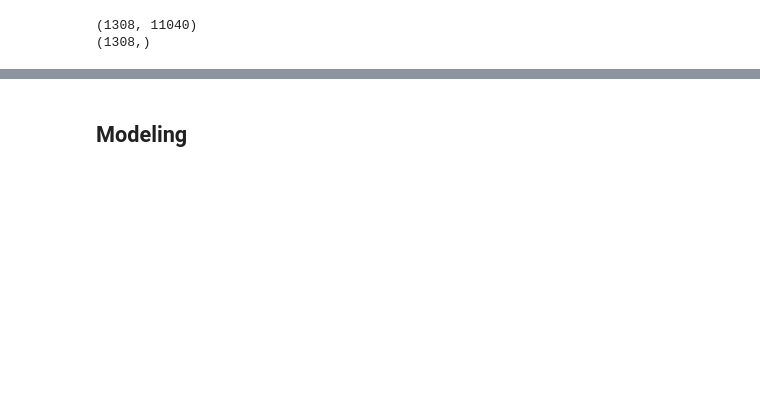
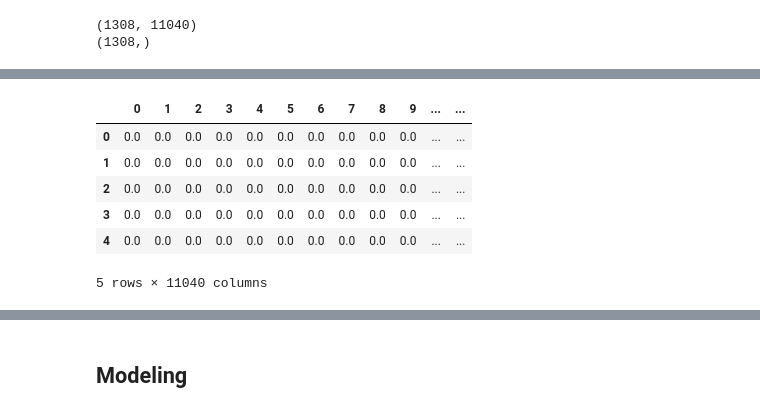
Before and after one commit to phoals/RuMedDaNet, a Jupyter notebook: eda_test.ipynb, the cells around one changed output, grey strips where cells are left out. Saved outputs shown, nothing was run; the diff lists cells and outputs as text; code cells hidden in the pictures; blank space fills up the shorter version.

```diff
--- a/eda_test.ipynb
+++ b/eda_test.ipynb
@@ -369,0 +456,10 @@ print(Y.shape)
+# %%
+test_merged = data_test.copy()
+# %%
+context_question = []
+for i in range(len(test_merged)):
+    context_question.append(
+    test_merged['context'][i] + test_merged['question'][i])
+test_merged['context_question'] = context_question
+test_merged = test_merged.drop(['context', 'question'], axis=1)
+test_merged.head()
@@ -369,0 +473,16 @@ print(Y.shape)
+# %%
+X_test = pd.DataFrame.sparse.from_spmatrix(
+    vectorizer.transform(test_merged["context_question"])
+)
+# %%
+X_test = pd.concat([X_test, test_normalized], axis=1)
+# %%
+X_test.head()
+# %% [output]
+|  | 0 | 1 | 2 | 3 | 4 | 5 | 6 | 7 | 8 | 9 | ... | ... |
+| 0 | 0.0 | 0.0 | 0.0 | 0.0 | 0.0 | 0.0 | 0.0 | 0.0 | 0.0 | 0.0 | ... | ... |
+| 1 | 0.0 | 0.0 | 0.0 | 0.0 | 0.0 | 0.0 | 0.0 | 0.0 | 0.0 | 0.0 | ... | ... |
+| 2 | 0.0 | 0.0 | 0.0 | 0.0 | 0.0 | 0.0 | 0.0 | 0.0 | 0.0 | 0.0 | ... | ... |
+| 3 | 0.0 | 0.0 | 0.0 | 0.0 | 0.0 | 0.0 | 0.0 | 0.0 | 0.0 | 0.0 | ... | ... |
+| 4 | 0.0 | 0.0 | 0.0 | 0.0 | 0.0 | 0.0 | 0.0 | 0.0 | 0.0 | 0.0 | ... | ... |
+5 rows × 11040 columns
```
Also changed, not shown: parts of 62 cells of this notebook, 1 other file.
